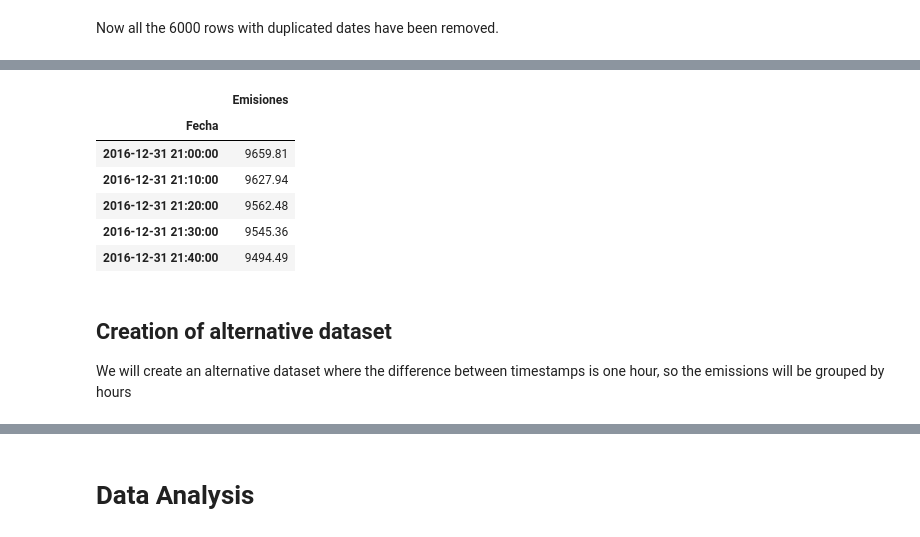
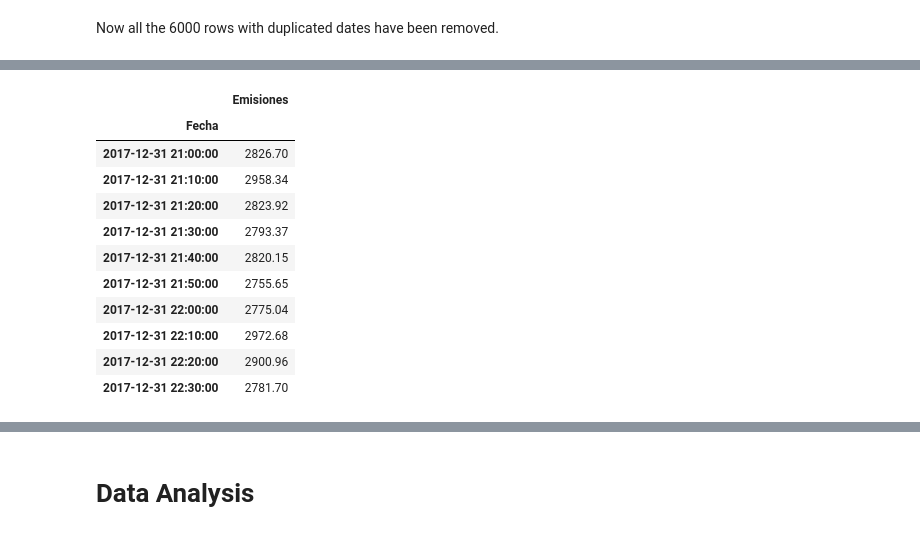
Before and after one commit to hectorLop/CO2_emissions_forecast, a Jupyter notebook: CO2_feature_engineering_and_visualization.ipynb, the cells around one changed output, grey strips where cells are left out. Saved outputs shown, nothing was run; the diff lists cells and outputs as text; code cells hidden in the pictures.

```diff
--- a/CO2_feature_engineering_and_visualization.ipynb
+++ b/CO2_feature_engineering_and_visualization.ipynb
@@ -40,7 +40,7 @@ We will check for:
 - Duplicated dates
 - Errors
 # %%
-dataset = pandas.read_csv('Emissions_2020_01_01_to_2020-06-12.csv')
+dataset = pandas.read_csv('Emissions_2018_01_01_to_2020_06_15.csv')
 # %%
 dataset.info()
 # %% [output]
@@ -129,0 +153,3 @@ dataset.head()
+# %%
+# Reset the index
+dataset = dataset.reset_index()
@@ -130,4 +231,3 @@ dataset.head()
 # %%
-# Drop the Unnamed: 0 column
-if 'Unnamed: 0' in dataset.columns:
-    dataset = dataset.drop(['Unnamed: 0'], axis=1)
+# Drop the "Unnamed: 0" and "index" column
+dataset = dataset.drop(['Unnamed: 0', 'index'], axis=1)
@@ -163,15 +263,17 @@ dataset = dataset.set_index('Fecha')
 # Sort the dataset by index
 dataset = dataset.sort_index()
 # %%
-dataset.head()
+dataset.head(10)
 # %% [output]
 |  | Emisiones |
 | Fecha |  |
-| 2016-12-31 21:00:00 | 9659.81 |
-| 2016-12-31 21:10:00 | 9627.94 |
-| 2016-12-31 21:20:00 | 9562.48 |
-| 2016-12-31 21:30:00 | 9545.36 |
-| 2016-12-31 21:40:00 | 9494.49 |
+| 2017-12-31 21:00:00 | 2826.70 |
+| 2017-12-31 21:10:00 | 2958.34 |
+| 2017-12-31 21:20:00 | 2823.92 |
+| 2017-12-31 21:30:00 | 2793.37 |
+| 2017-12-31 21:40:00 | 2820.15 |
+| 2017-12-31 21:50:00 | 2755.65 |
+| 2017-12-31 22:00:00 | 2775.04 |
+| 2017-12-31 22:10:00 | 2972.68 |
+| 2017-12-31 22:20:00 | 2900.96 |
+| 2017-12-31 22:30:00 | 2781.70 |
-# %% [markdown]
-## Creation of alternative dataset
-We will create an alternative dataset where the difference between timestamps is one hour, so the emissions will be grouped by hours
```
Also changed, not shown: parts of 67 cells of this notebook.
